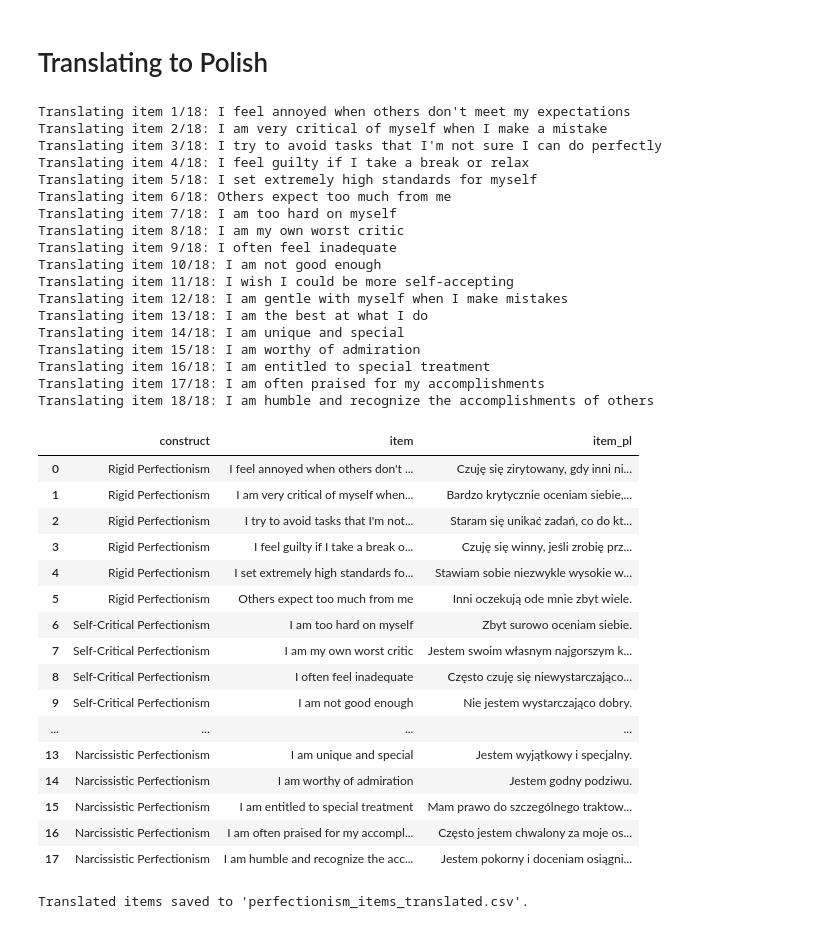
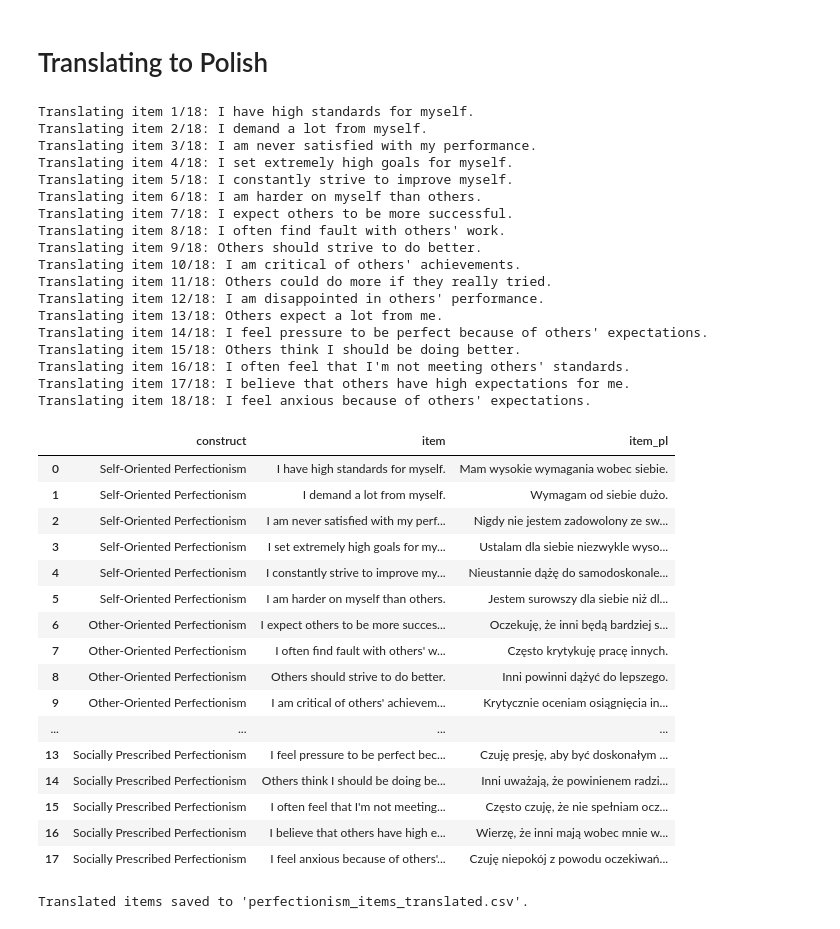
Before and after one commit to jgbrenner/psychometrics, a Jupyter notebook: C9.ipynb, the cells around one changed output. Drawn from its saved outputs; the diff is of its cells as text; code cells hidden in the pictures.

Commit message:
final update with Polish translation and edited Polish scale items

```diff
--- a/C9.ipynb
+++ b/C9.ipynb
@@ -151,7 +142,9 @@ messages = [
         "role": "user",
         "content": (
             "Please generate six items for each of the following constructs: "
-            "Rigid Perfectionism, Self-Critical Perfectionism, and Narcissistic Perfectionism. "
+            "Self-Oriented Perfectionism: The tendency to demand perfection from oneself,"
+            "Other-Oriented Perfectionism: Setting high expectations for others and critically evaluating their achievements,"
+            "Socially Prescribed Perfectionism: The belief that others expect perfection from us. "
             "For each construct, provide six regular-keyed items "
             "Make them concise and clear. "
             "Provide the output ONLY in JSON format as a list of dictionaries, "
@@ -447,7 +440,7 @@ def translate_to_polish(text, model="gpt-4o-mini"):
         response = client.chat.completions.create(
             model=model,
             messages=[
-                {"role": "system", "content": "You are a professional translator."},
+                {"role": "system", "content": "You are a professional psychologist and translator."},
                 {"role": "user", "content": f"Translate the following text to Polish:\n\n{text}"}
             ],
             temperature=0.3,  # Lower temperature for more accurate translations
@@ -464,65 +457,65 @@ def translate_to_polish(text, model="gpt-4o-mini"):
 if 'items_df' in locals() and 'item' in items_df.columns:
     # Extract the English items
     english_items = items_df['item'].tolist()
 
     # Initialize a list to hold translated items
     translated_items = []
 
     for idx, item in enumerate(english_items):
         print(f"Translating item {idx+1}/{len(english_items)}: {item}")
         translation = translate_to_polish(item)
         if translation:
             translated_items.append(translation)
         else:
             translated_items.append("")  # Append empty string if translation failed
 
         time.sleep(1)  # Pause to respect API rate limits
 
     # Add the translated items to the dataframe
     items_df['item_pl'] = translated_items
 
     # Display the dataframe with translations
     display(items_df[['construct', 'item', 'item_pl']])
 
     # Optionally, save the translated items to a new CSV file
     items_df.to_csv("perfectionism_items_translated.csv", index=False)
     print("Translated items saved to 'perfectionism_items_translated.csv'.")
 else:
     print("Error: 'items_df' dataframe with an 'item' column not found.")
 # %% [output]
-Translating item 1/18: I feel annoyed when others don't meet my expectations
-Translating item 2/18: I am very critical of myself when I make a mistake
-Translating item 3/18: I try to avoid tasks that I'm not sure I can do perfectly
-Translating item 4/18: I feel guilty if I take a break or relax
-Translating item 5/18: I set extremely high standards for myself
-Translating item 6/18: Others expect too much from me
-Translating item 7/18: I am too hard on myself
-Translating item 8/18: I am my own worst critic
-Translating item 9/18: I often feel inadequate
-Translating item 10/18: I am not good enough
-Translating item 11/18: I wish I could be more self-accepting
-Translating item 12/18: I am gentle with myself when I make mistakes
-Translating item 13/18: I am the best at what I do
-Translating item 14/18: I am unique and special
-Translating item 15/18: I am worthy of admiration
-Translating item 16/18: I am entitled to special treatment
-Translating item 17/18: I am often praised for my accomplishments
-Translating item 18/18: I am humble and recognize the accomplishments of others
+Translating item 1/18: I have high standards for myself.
+Translating item 2/18: I demand a lot from myself.
+Translating item 3/18: I am never satisfied with my performance.
+Translating item 4/18: I set extremely high goals for myself.
+Translating item 5/18: I constantly strive to improve myself.
+Translating item 6/18: I am harder on myself than others.
+Translating item 7/18: I expect others to be more successful.
+Translating item 8/18: I often find fault with others' work.
+Translating item 9/18: Others should strive to do better.
+Translating item 10/18: I am critical of others' achievements.
+Translating item 11/18: Others could do more if they really tried.
+Translating item 12/18: I am disappointed in others' performance.
+Translating item 13/18: Others expect a lot from me.
+Translating item 14/18: I feel pressure to be perfect because of others' expectations.
+Translating item 15/18: Others think I should be doing better.
+Translating item 16/18: I often feel that I'm not meeting others' standards.
+Translating item 17/18: I believe that others have high expectations for me.
+Translating item 18/18: I feel anxious because of others' expectations.
 |  | construct | item | item_pl |
-| 0 | Rigid Perfectionism | I feel annoyed when others don't ... | Czuję się zirytowany, gdy inni ni... |
-| 1 | Rigid Perfectionism | I am very critical of myself when... | Bardzo krytycznie oceniam siebie,... |
-| 2 | Rigid Perfectionism | I try to avoid tasks that I'm not... | Staram się unikać zadań, co do kt... |
-| 3 | Rigid Perfectionism | I feel guilty if I take a break o... | Czuję się winny, jeśli zrobię prz... |
-| 4 | Rigid Perfectionism | I set extremely high standards fo... | Stawiam sobie niezwykle wysokie w... |
-| 5 | Rigid Perfectionism | Others expect too much from me | Inni oczekują ode mnie zbyt wiele. |
-| 6 | Self-Critical Perfectionism | I am too hard on myself | Zbyt surowo oceniam siebie. |
-| 7 | Self-Critical Perfectionism | I am my own worst critic | Jestem swoim własnym najgorszym k... |
-| 8 | Self-Critical Perfectionism | I often feel inadequate | Często czuję się niewystarczająco... |
-| 9 | Self-Critical Perfectionism | I am not good enough | Nie jestem wystarczająco dobry. |
+| 0 | Self-Oriented Perfectionism | I have high standards for myself. | Mam wysokie wymagania wobec siebie. |
+| 1 | Self-Oriented Perfectionism | I demand a lot from myself. | Wymagam od siebie dużo. |
+| 2 | Self-Oriented Perfectionism | I am never satisfied with my perf... | Nigdy nie jestem zadowolony ze sw... |
+| 3 | Self-Oriented Perfectionism | I set extremely high goals for my... | Ustalam dla siebie niezwykle wyso... |
+| 4 | Self-Oriented Perfectionism | I constantly strive to improve my... | Nieustannie dążę do samodoskonale... |
+| 5 | Self-Oriented Perfectionism | I am harder on myself than others. | Jestem surowszy dla siebie niż dl... |
+| 6 | Other-Oriented Perfectionism | I expect others to be more succes... | Oczekuję, że inni będą bardziej s... |
+| 7 | Other-Oriented Perfectionism | I often find fault with others' w... | Często krytykuję pracę innych. |
+| 8 | Other-Oriented Perfectionism | Others should strive to do better. | Inni powinni dążyć do lepszego. |
+| 9 | Other-Oriented Perfectionism | I am critical of others' achievem... | Krytycznie oceniam osiągnięcia in... |
 | ... | ... | ... | ... |
-| 13 | Narcissistic Perfectionism | I am unique and special | Jestem wyjątkowy i specjalny. |
-| 14 | Narcissistic Perfectionism | I am worthy of admiration | Jestem godny podziwu. |
-| 15 | Narcissistic Perfectionism | I am entitled to special treatment | Mam prawo do szczególnego traktow... |
-| 16 | Narcissistic Perfectionism | I am often praised for my accompl... | Często jestem chwalony za moje os... |
-| 17 | Narcissistic Perfectionism | I am humble and recognize the acc... | Jestem pokorny i doceniam osiągni... |
+| 13 | Socially Prescribed Perfectionism | I feel pressure to be perfect bec... | Czuję presję, aby być doskonałym ... |
+| 14 | Socially Prescribed Perfectionism | Others think I should be doing be... | Inni uważają, że powinienem radzi... |
+| 15 | Socially Prescribed Perfectionism | I often feel that I'm not meeting... | Często czuję, że nie spełniam ocz... |
+| 16 | Socially Prescribed Perfectionism | I believe that others have high e... | Wierzę, że inni mają wobec mnie w... |
+| 17 | Socially Prescribed Perfectionism | I feel anxious because of others'... | Czuję niepokój z powodu oczekiwań... |
 Translated items saved to 'perfectionism_items_translated.csv'.
```
Also changed, not shown: parts of 10 cells of this notebook.
